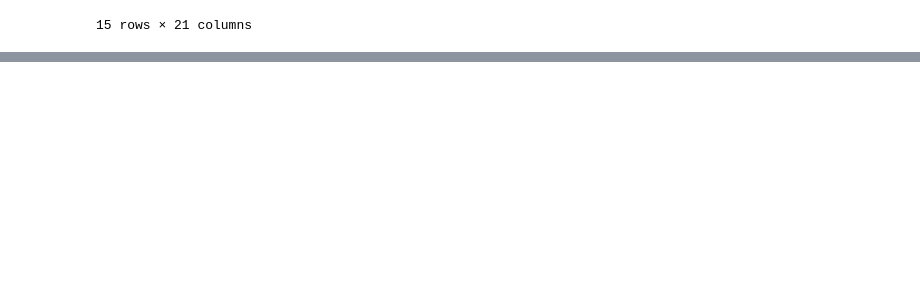
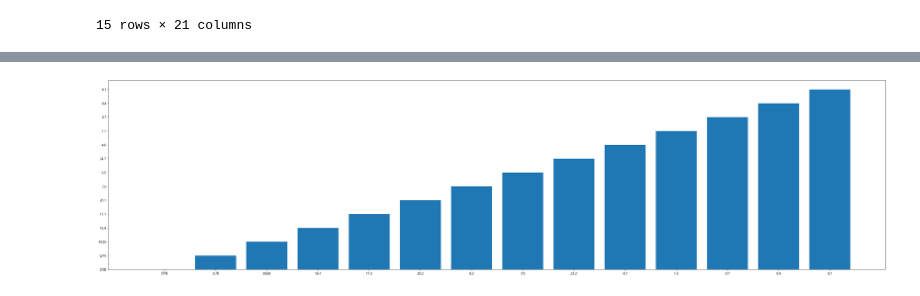
Before and after one commit to gyuholee94/seoul_contest, a Jupyter notebook: 아동 분석_작업중/Untitled.ipynb, the cells around one changed output, grey strips where cells are left out. Drawn from its saved outputs; the diff is of its cells as text; code cells hidden in the pictures; blank space fills up the shorter version.

```diff
--- a/아동 분석_작업중/Untitled.ipynb
+++ b/아동 분석_작업중/Untitled.ipynb
@@ -326,3 +328,12 @@ csv('평일_학교_수업을_마치는_시간_제일_일찍_마치는_시간__20
 | 12 | 지역별 | 대구/경북 | 911 | 26.8 | 27.4 | 9.7 | 0.5 | 8.7 | 19.2 | 1.9 | 4.0 | ... |
 | 13 | 지역형태별 | 동부 | 6794 | 18.1 | 16.4 | 21.9 | 7.1 | 7.2 | 22.2 | 4.9 | 1.0 | ... |
 | 14 | 지역형태별 | 읍면부 | 1774 | 11.4 | 23.5 | 16.0 | 14.5 | 5.9 | 21.4 | 3.7 | 2.3 | ... |
+# %%
+def draw(df, x, y):
+    plt.figure(figsize=(40,10))
+    plt.bar(df.iloc[x], df.iloc[y])
+    plt.show()
+# %%
+draw(csv('평일_학교_수업을_마치는_시간_제일_일찍_마치는_시간__20201009190742.csv'), 1, 2)
+# %% [output]
+[figure, added]
```
Also changed, not shown: parts of 1 cell of this notebook, 1 other file.
